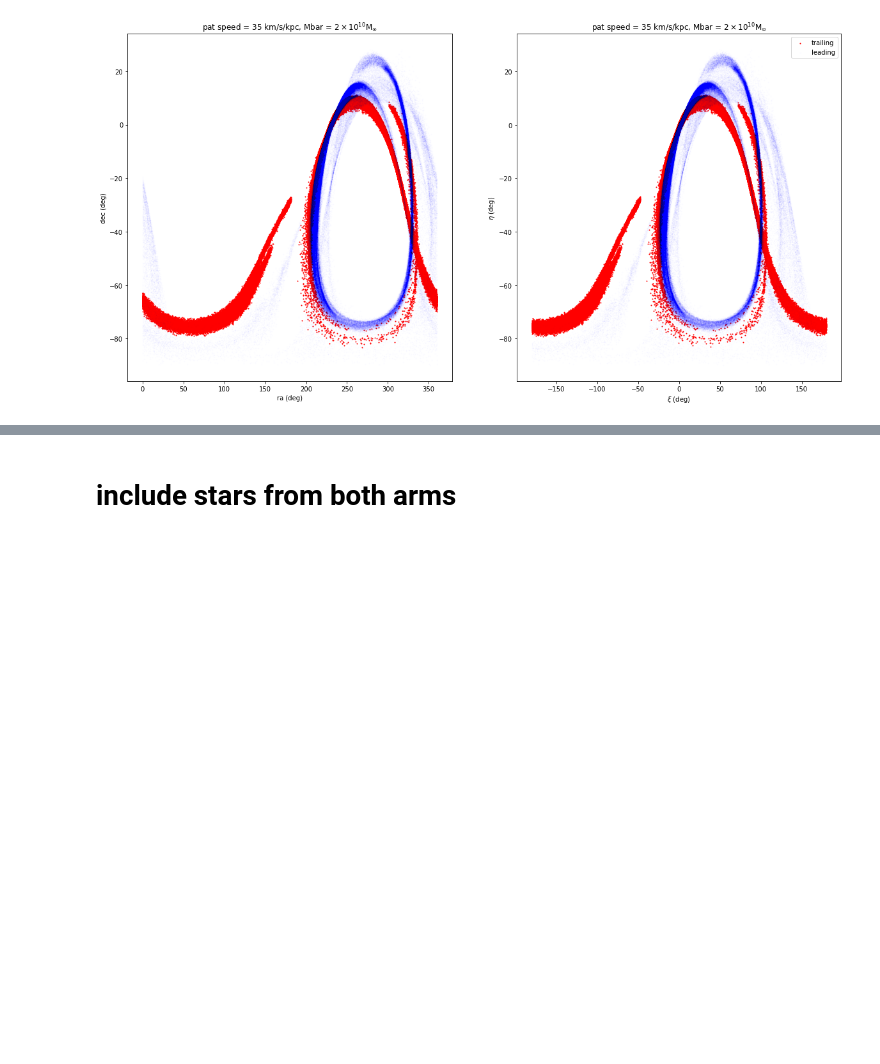
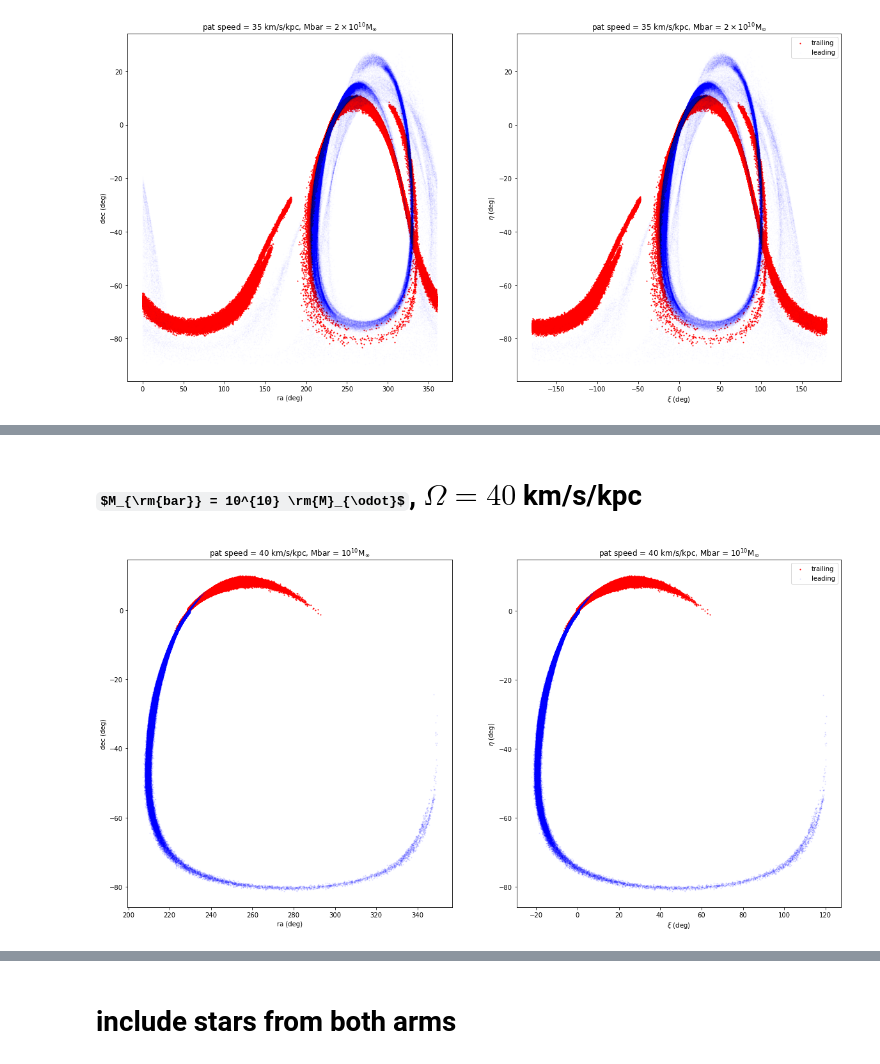
Before and after one commit to nbanik/Baryonic-effects-on-Pal5, a Jupyter notebook: plot_power_spectrum.ipynb, the cells around one changed output, grey strips where cells are left out. Saved outputs shown, nothing was run; the diff lists cells and outputs as text; code cells hidden in the pictures; some formulas as TeX source; blank space fills up the shorter version.

```diff
--- a/plot_power_spectrum.ipynb
+++ b/plot_power_spectrum.ipynb
@@ -237,27 +313,34 @@ plt.show()
+# %% [markdown]
+# $M_{\rm{bar}} = 10^{10} \rm{M}_{\odot}$, $\Omega = 40$ km/s/kpc
 # %%
-dir60='/home/nil/Dropbox/streamgap-pepper/sampled_SCFbar/Mbar10_10_barphi27_patspeed60/trailing/'
-ra_t1, dec_t1,ra_l1,dec_l1=process_sample(dir60,d='radec')
-xi_t1,eta_t1,xi_l1,eta_l1=process_sample(dir60,d='xieta')
+dir40='/home/nil/Dropbox/streamgap-pepper/sampled_SCFbar/1010Msun_patspeed40/trailing/'
+ra_t4, dec_t4,ra_l4,dec_l4=process_sample(dir40,out_format='radec')
+xi_t4,eta_t4,xi_l4,eta_l4=process_sample(dir40,out_format='xieta')
+
 
 #plot ra dec
 plt.figure(figsize=(20,10))
 plt.subplot(1,2,1)
-plt.scatter(ra_t1,dec_t1,s=1,c='r',label='trailing')
-plt.scatter(ra_l1,dec_l1,s=1,c='b',label='leading')
+plt.scatter(ra_t4,dec_t4,s=1,c='r',label='trailing',rasterized=True)
+plt.scatter(ra_l4,dec_l4,s=1,c='b',label='leading',alpha=0.1,rasterized=True)
 #plt.xlim(190,360)
 #plt.ylim(-85,30)
 plt.xlabel('ra (deg)')
 plt.ylabel('dec (deg)')
-plt.title('pat_speed = 60 km/s/kpc')
+plt.title(r'pat speed = 40 km/s/kpc, Mbar = $10^{10} \rm{M}_{\odot}$')
 
 #plot xi, eta
+
 plt.subplot(1,2,2)
-plt.scatter(xi_t1,eta_t1,s=1,c='r',label='trailing')
-plt.scatter(xi_l1,eta_l1,s=1,c='b',label='leading')
+plt.scatter(xi_t4,eta_t4,s=1,c='r',label='trailing',rasterized=True)
+plt.scatter(xi_l4,eta_l4,s=1,c='b',label='leading',alpha=0.1,rasterized=True)
 #plt.xlim(190,360)
 #plt.ylim(-85,30)
 plt.xlabel(r'$\xi$ (deg)')
 plt.ylabel(r'$\eta$ (deg)')
-plt.title('pat_speed = 60 km/s/kpc')
+plt.title(r'pat speed = 40 km/s/kpc, Mbar = $10^{10} \rm{M}_{\odot}$')
 plt.legend(loc='upper right')
+plt.savefig('plots/1010Msun_patspeed40_sky_coords.pdf',format='pdf')
 plt.show()
+# %% [output]
+[figure, added]
```
Also changed, not shown: parts of 26 cells of this notebook.
